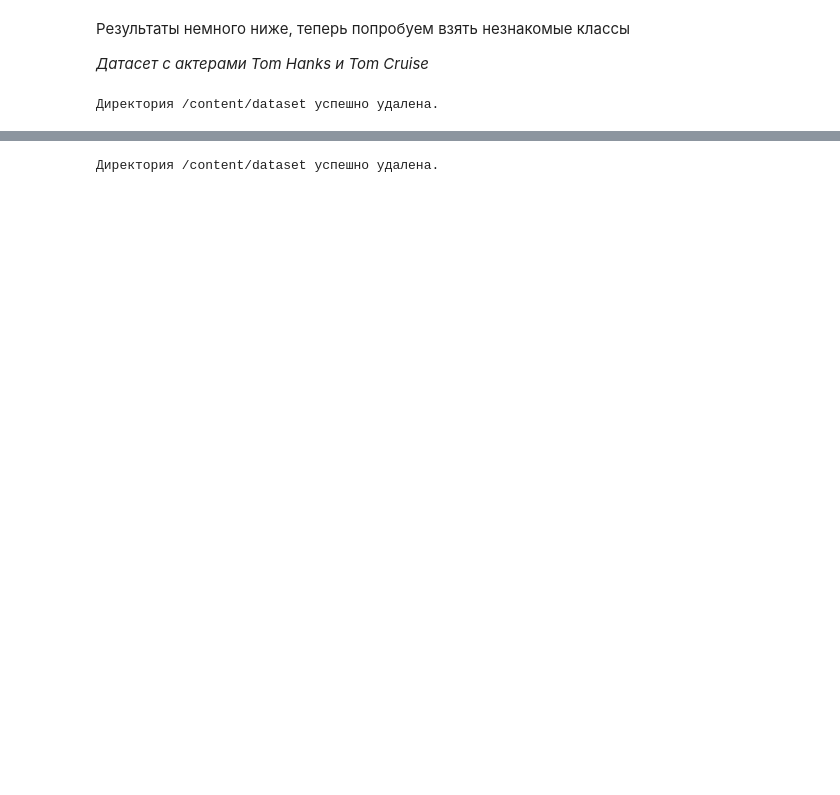
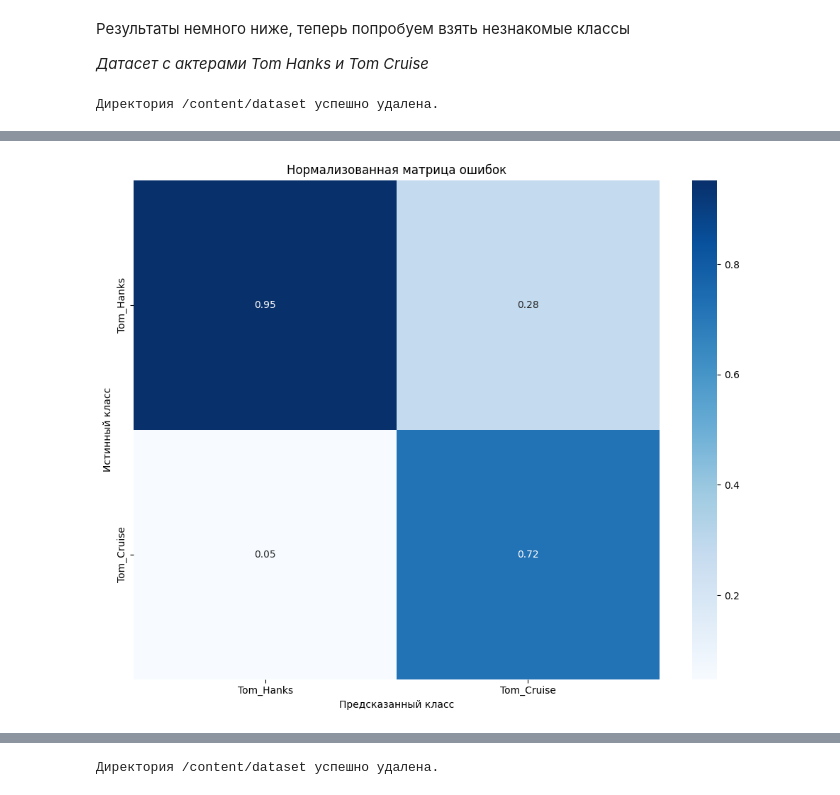
Before and after one commit to lpestov/interactive_ai_model_builder, a Jupyter notebook: models/classification/notebooks/classification_neural_network.ipynb, the cells around one changed output, grey strips where cells are left out. Drawn from its saved outputs; the diff is of its cells as text; code cells hidden in the pictures; blank space fills up the shorter version.

```diff
--- a/models/classification/notebooks/classification_neural_network.ipynb
+++ b/models/classification/notebooks/classification_neural_network.ipynb
@@ -352,7 +358,7 @@ def plot_confusion_matrix(cm, class_names):
     """
     plt.figure(figsize=(10, 8))
 
-    cm_normalized = cm.astype('float') / cm.sum(axis=1)[:, np.newaxis]
+    cm_normalized = cm.astype('float') / cm.sum(axis=0)[np.newaxis, :]
 
     sns.heatmap(cm_normalized, annot=True, fmt='.2f', cmap='Blues',
                 xticklabels=class_names, yticklabels=class_names)
@@ -780,6 +792,9 @@ comparison_df = compare_benchmarks(benchmarks)
 # Загрузка новых названий классов из JSON
 with open("/content/drive/MyDrive/classification/class_to_idx_celebrity.json", "r")  as f:
   class_to_idx = json.load(f)
+# %%
+# Создание обратного словаря idx_to_class
+idx_to_class = {v: k for k, v in class_to_idx.items()}
 # %%
 directory_path = '/content/dataset'
 
@@ -887,3 +902,7 @@ plot_training_history(efficientnet_b0_history_15N['train_loss'], efficientnet_b0
+# %%
+plot_confusion_matrix(efficientnet_b0_metrics_15N["confusion_matrix"], idx_to_class.values())
+# %% [output]
+[figure, added]
 # %%
 benchmarks["efficientnet_b0_15N"] = efficientnet_b0_metrics_15N
 # %%
```
Also changed, not shown: parts of 103 cells of this notebook, 1 other file.
